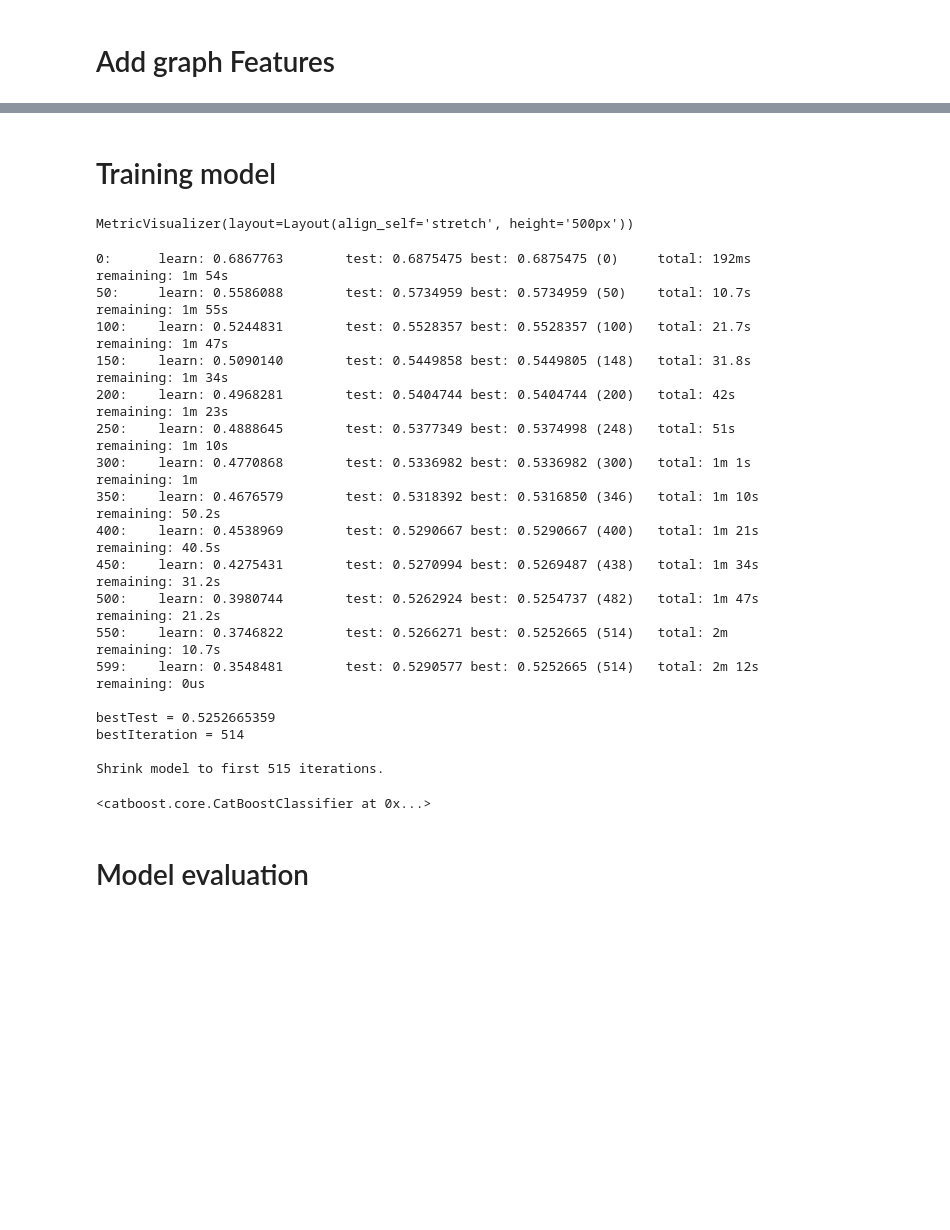
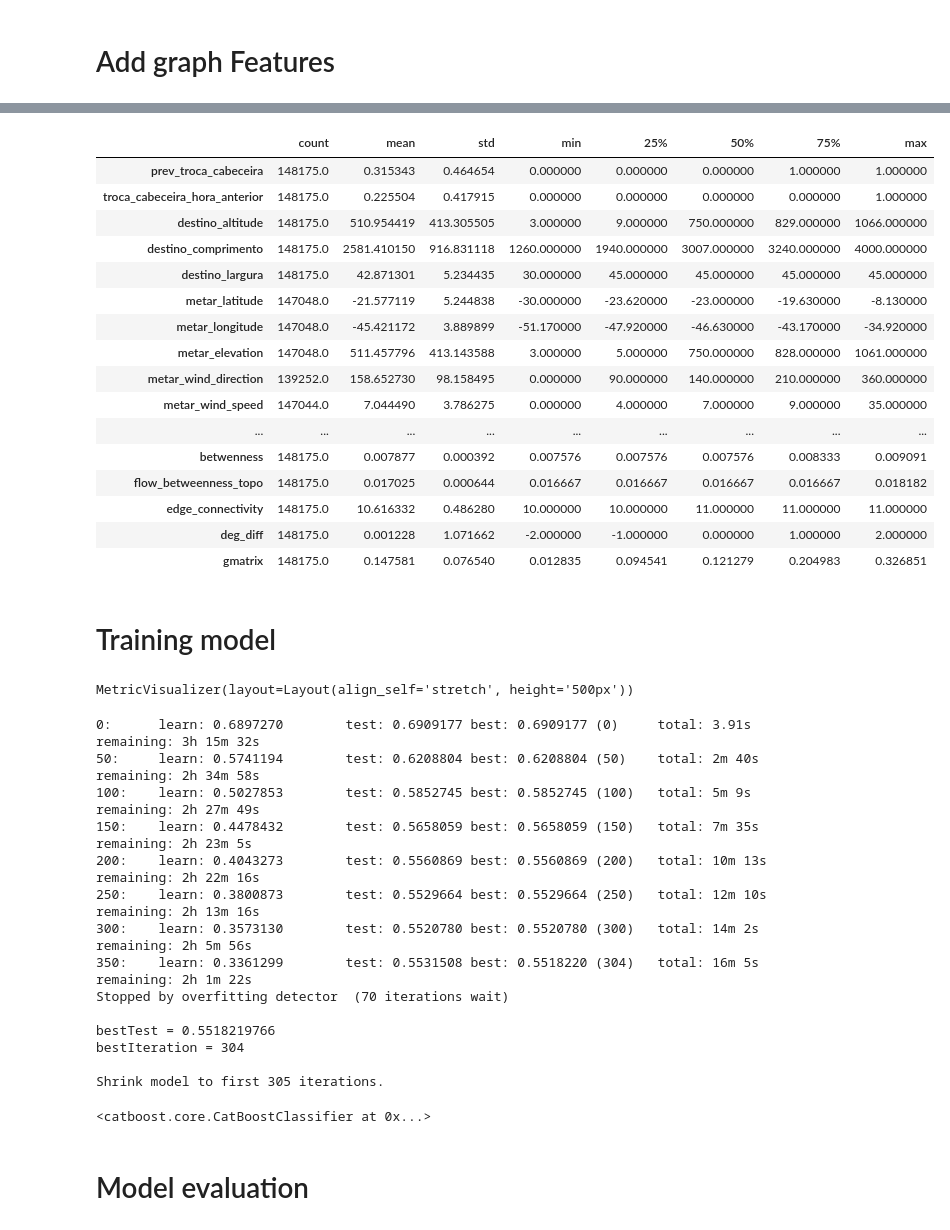
Before and after one commit to ryukinix/dsc2024, a Jupyter notebook: notebooks/catboost-baseline.ipynb, the cells around one changed output, grey strips where cells are left out. Cells and saved outputs as stored; diff of their text form; code cells hidden in the pictures; blank space fills up the shorter version.

```diff
--- a/notebooks/catboost-baseline.ipynb
+++ b/notebooks/catboost-baseline.ipynb
@@ -253,3 +303,23 @@ X_eval = features.graph_features_testdata(X_eval, X_train)
+# %%
+X_train.describe().T
+# %% [output]
+|  | count | mean | std | min | 25% | 50% | 75% | max |
+| prev_troca_cabeceira | 148175.0 | 0.315343 | 0.464654 | 0.000000 | 0.000000 | 0.000000 | 1.000000 | 1.000000 |
+| troca_cabeceira_hora_anterior | 148175.0 | 0.225504 | 0.417915 | 0.000000 | 0.000000 | 0.000000 | 0.000000 | 1.000000 |
+| destino_altitude | 148175.0 | 510.954419 | 413.305505 | 3.000000 | 9.000000 | 750.000000 | 829.000000 | 1066.000000 |
+| destino_comprimento | 148175.0 | 2581.410150 | 916.831118 | 1260.000000 | 1940.000000 | 3007.000000 | 3240.000000 | 4000.000000 |
+| destino_largura | 148175.0 | 42.871301 | 5.234435 | 30.000000 | 45.000000 | 45.000000 | 45.000000 | 45.000000 |
+| metar_latitude | 147048.0 | -21.577119 | 5.244838 | -30.000000 | -23.620000 | -23.000000 | -19.630000 | -8.130000 |
+| metar_longitude | 147048.0 | -45.421172 | 3.889899 | -51.170000 | -47.920000 | -46.630000 | -43.170000 | -34.920000 |
+| metar_elevation | 147048.0 | 511.457796 | 413.143588 | 3.000000 | 5.000000 | 750.000000 | 828.000000 | 1061.000000 |
+| metar_wind_direction | 139252.0 | 158.652730 | 98.158495 | 0.000000 | 90.000000 | 140.000000 | 210.000000 | 360.000000 |
+| metar_wind_speed | 147044.0 | 7.044490 | 3.786275 | 0.000000 | 4.000000 | 7.000000 | 9.000000 | 35.000000 |
+| ... | ... | ... | ... | ... | ... | ... | ... | ... |
+| betwenness | 148175.0 | 0.007877 | 0.000392 | 0.007576 | 0.007576 | 0.007576 | 0.008333 | 0.009091 |
+| flow_betweenness_topo | 148175.0 | 0.017025 | 0.000644 | 0.016667 | 0.016667 | 0.016667 | 0.016667 | 0.018182 |
+| edge_connectivity | 148175.0 | 10.616332 | 0.486280 | 10.000000 | 10.000000 | 11.000000 | 11.000000 | 11.000000 |
+| deg_diff | 148175.0 | 0.001228 | 1.071662 | -2.000000 | -1.000000 | 0.000000 | 1.000000 | 2.000000 |
+| gmatrix | 148175.0 | 0.147581 | 0.076540 | 0.012835 | 0.094541 | 0.121279 | 0.204983 | 0.326851 |
 # %%
 # computer class weights
 from sklearn.utils.class_weight import compute_class_weight
@@ -275,43 +345,41 @@ eval_metric = "Logloss"
 metric = "F1:use_weights=false"
 # eval_metric = metric # this may cause overfit with early_stopping_rounds enabled
 model = CatBoostClassifier(
-    iterations=600,  # Maximum number of trees (you can adjust this)
-    early_stopping_rounds=100,  # Number of iterations to wait for improvement
+    iterations=3000,
+    early_stopping_rounds=70,  # Number of iterations to wait for improvement
     eval_metric=eval_metric,  # Metric to use for early stopping
     cat_features=cat_features,
     embedding_features=embedding_features,
     custom_loss=[metric],
-    class_weights=class_weights, # class weights, because dataset is unbalanced
     verbose=50,  # Print information every n iterations,
     random_seed=random_state,
-    bagging_temperature=2.4,
+    bagging_temperature=6,
     use_best_model=True,
-    depth=8,
-    learning_rate=0.03,
+    depth=16, # Maximum number of trees depth (you can adjust this)
+    learning_rate=0.005,
+    subsample=0.8,
+    # class_weights=class_weights, # class weights, because dataset is unbalanced
+    auto_class_weights="Balanced",
 )
 
 
 model.fit(train_data, eval_set=(X_eval, y_eval), plot=True)
 # %% [output]
 MetricVisualizer(layout=Layout(align_self='stretch', height='500px'))
-0:      learn: 0.6867763        test: 0.6875475 best: 0.6875475 (0)     total: 192ms    remaining: 1m 54s
-50:     learn: 0.5586088        test: 0.5734959 best: 0.5734959 (50)    total: 10.7s    remaining: 1m 55s
-100:    learn: 0.5244831        test: 0.5528357 best: 0.5528357 (100)   total: 21.7s    remaining: 1m 47s
-150:    learn: 0.5090140        test: 0.5449858 best: 0.5449805 (148)   total: 31.8s    remaining: 1m 34s
-200:    learn: 0.4968281        test: 0.5404744 best: 0.5404744 (200)   total: 42s      remaining: 1m 23s
-250:    learn: 0.4888645        test: 0.5377349 best: 0.5374998 (248)   total: 51s      remaining: 1m 10s
-300:    learn: 0.4770868        test: 0.5336982 best: 0.5336982 (300)   total: 1m 1s    remaining: 1m
-350:    learn: 0.4676579        test: 0.5318392 best: 0.5316850 (346)   total: 1m 10s   remaining: 50.2s
-400:    learn: 0.4538969        test: 0.5290667 best: 0.5290667 (400)   total: 1m 21s   remaining: 40.5s
-450:    learn: 0.4275431        test: 0.5270994 best: 0.5269487 (438)   total: 1m 34s   remaining: 31.2s
-500:    learn: 0.3980744        test: 0.5262924 best: 0.5254737 (482)   total: 1m 47s   remaining: 21.2s
-550:    learn: 0.3746822        test: 0.5266271 best: 0.5252665 (514)   total: 2m       remaining: 10.7s
-599:    learn: 0.3548481        test: 0.5290577 best: 0.5252665 (514)   total: 2m 12s   remaining: 0us
+0:      learn: 0.6897270        test: 0.6909177 best: 0.6909177 (0)     total: 3.91s    remaining: 3h 15m 32s
+50:     learn: 0.5741194        test: 0.6208804 best: 0.6208804 (50)    total: 2m 40s   remaining: 2h 34m 58s
+100:    learn: 0.5027853        test: 0.5852745 best: 0.5852745 (100)   total: 5m 9s    remaining: 2h 27m 49s
+150:    learn: 0.4478432        test: 0.5658059 best: 0.5658059 (150)   total: 7m 35s   remaining: 2h 23m 5s
+200:    learn: 0.4043273        test: 0.5560869 best: 0.5560869 (200)   total: 10m 13s  remaining: 2h 22m 16s
+250:    learn: 0.3800873        test: 0.5529664 best: 0.5529664 (250)   total: 12m 10s  remaining: 2h 13m 16s
+300:    learn: 0.3573130        test: 0.5520780 best: 0.5520780 (300)   total: 14m 2s   remaining: 2h 5m 56s
+350:    learn: 0.3361299        test: 0.5531508 best: 0.5518220 (304)   total: 16m 5s   remaining: 2h 1m 22s
+Stopped by overfitting detector  (70 iterations wait)
 
-bestTest = 0.5252665359
-bestIteration = 514
+bestTest = 0.5518219766
+bestIteration = 304
 
-Shrink model to first 515 iterations.
+Shrink model to first 305 iterations.
 <catboost.core.CatBoostClassifier at 0x...>
 # %%
 y_pred = model.predict(X_test)
```
Also changed, not shown: parts of 14 cells of this notebook, 3 other files.
